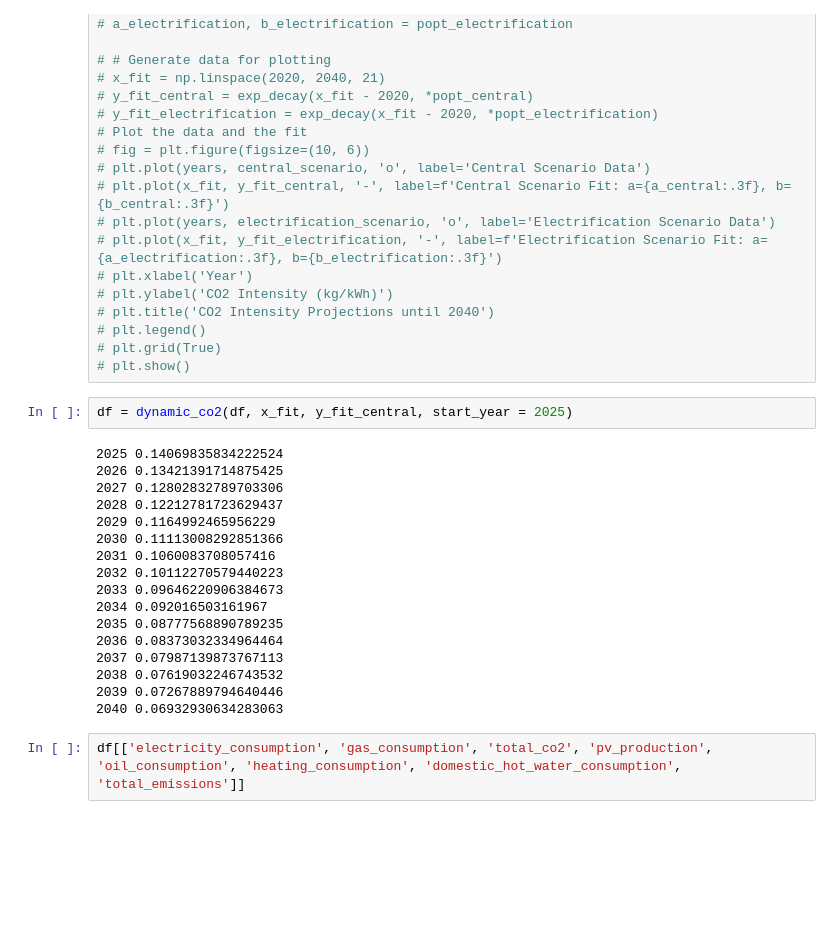
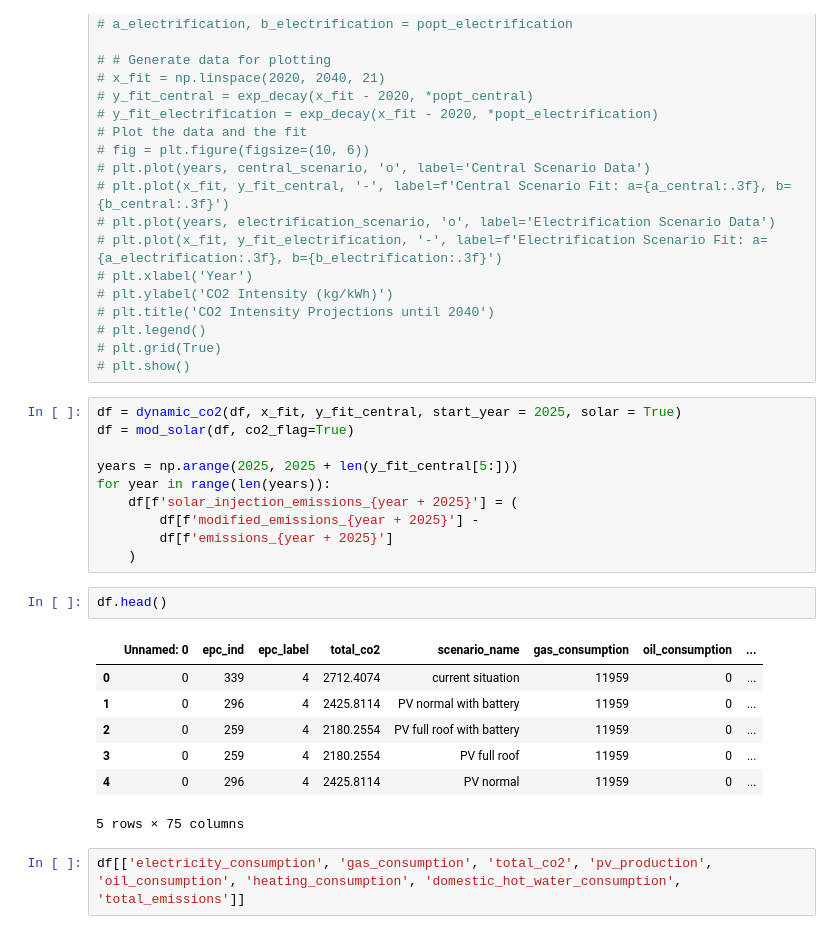
Before and after one commit to Marien-J/luminus, a Jupyter notebook: luminalysis.ipynb, the cells around one changed output. Saved outputs shown, nothing was run; the diff lists cells and outputs as text; blank space fills up the shorter version.

```diff
--- a/luminalysis.ipynb
+++ b/luminalysis.ipynb
@@ -131,25 +131,26 @@ array([0.17813384, 0.16992409, 0.1620927 , 0.15462225, 0.14749609,
 # plt.legend()
 # plt.grid(True)
 # plt.show()
-# %%
-df = dynamic_co2(df, x_fit, y_fit_central, start_year = 2025)
-# %% [output]
-2025 0.14069835834222524
-2026 0.13421391714875425
-2027 0.12802832789703306
-2028 0.12212781723629437
-2029 0.1164992465956229
-2030 0.11113008292851366
-2031 0.1060083708057416
-2032 0.10112270579440223
-2033 0.09646220906384673
-2034 0.092016503161967
-2035 0.08777568890789235
-2036 0.08373032334964464
-2037 0.07987139873767113
-2038 0.07619032246743532
-2039 0.07267889794640446
-2040 0.06932930634283063
+# %%
+df = dynamic_co2(df, x_fit, y_fit_central, start_year = 2025, solar = True)
+df = mod_solar(df, co2_flag=True)
+
+years = np.arange(2025, 2025 + len(y_fit_central[5:]))
+for year in range(len(years)):
+    df[f'solar_injection_emissions_{year + 2025}'] = (
+        df[f'modified_emissions_{year + 2025}'] -
+        df[f'emissions_{year + 2025}']
+    )
+# %%
+df.head()
+# %% [output]
+|  | Unnamed: 0 | epc_ind | epc_label | total_co2 | scenario_name | gas_consumption | oil_consumption | ... |
+| 0 | 0 | 339 | 4 | 2712.4074 | current situation | 11959 | 0 | ... |
+| 1 | 0 | 296 | 4 | 2425.8114 | PV normal with battery | 11959 | 0 | ... |
+| 2 | 0 | 259 | 4 | 2180.2554 | PV full roof with battery | 11959 | 0 | ... |
+| 3 | 0 | 259 | 4 | 2180.2554 | PV full roof | 11959 | 0 | ... |
+| 4 | 0 | 296 | 4 | 2425.8114 | PV normal | 11959 | 0 | ... |
+5 rows × 75 columns
 # %%
 df[['electricity_consumption', 'gas_consumption', 'total_co2', 'pv_production', 'oil_consumption', 'heating_consumption', 'domestic_hot_water_consumption',  'total_emissions']]
 # %% [output]
```
Also changed, not shown: parts of 27 cells of this notebook, 3 other files.
